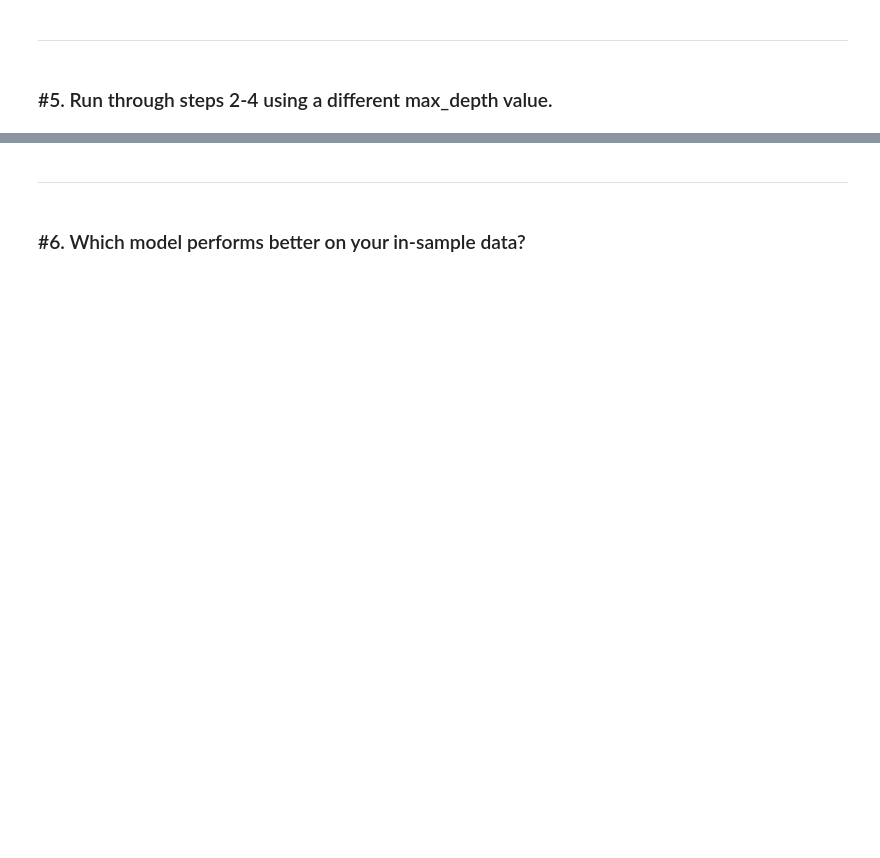
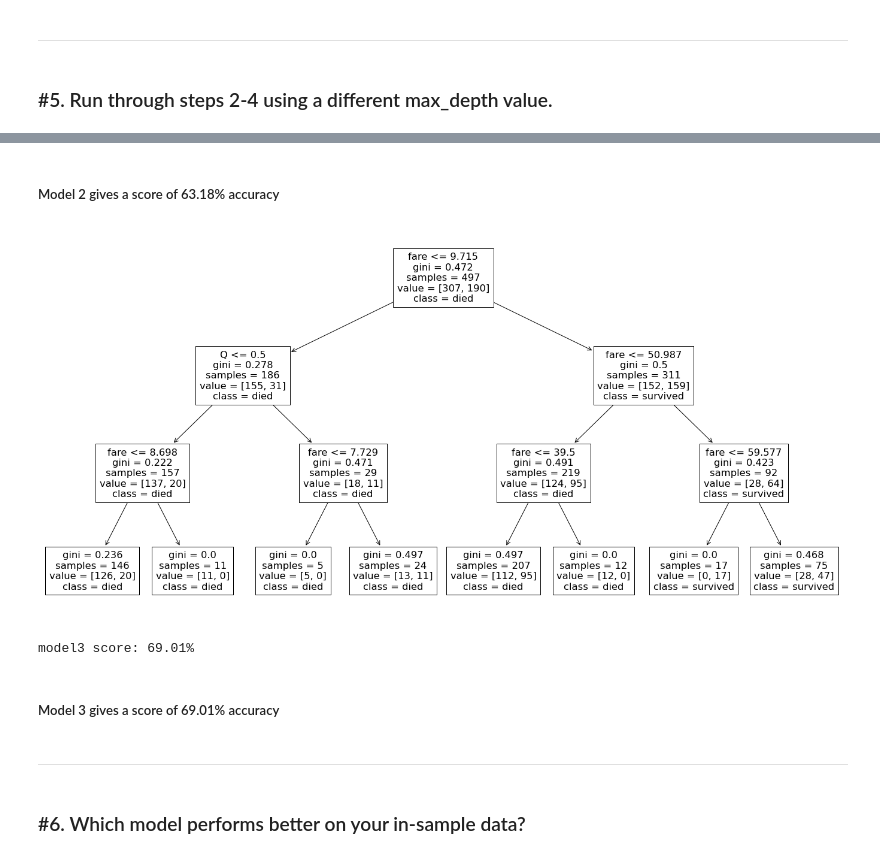
Before and after one commit to natasharivers/Classifications, a Jupyter notebook: model.ipynb, the cells around one changed output, grey strips where cells are left out. Drawn from its saved outputs; the diff is of its cells as text; code cells hidden in the pictures; blank space fills up the shorter version.

```diff
--- a/model.ipynb
+++ b/model.ipynb
@@ -64,3 +235,23 @@ _________________________
+# %% [markdown]
+##### Model 2 gives a score of 63.18% accuracy
+# %%
+model3 = DecisionTreeClassifier(max_depth=3)
+model3.fit(X_train, y_train)
+
+plt.figure(figsize=(24,12))
+
+plot_tree(model3, feature_names=X_train.columns.tolist(), class_names=['died', 'survived'])
+plt.show()
+# %% [output]
+[figure, added]
+# %%
+#max_depth = 3 score
+# code == model3.score(X_train, y_train)
+print(f'model3 score: {model3.score(X_train, y_train):.2%}')
+# %% [output]
+model3 score: 69.01%
+# %% [markdown]
+##### Model 3 gives a score of 69.01% accuracy
 # %% [markdown]
 ____________________
 # %% [markdown]
```
Also changed, not shown: parts of 36 cells of this notebook.
